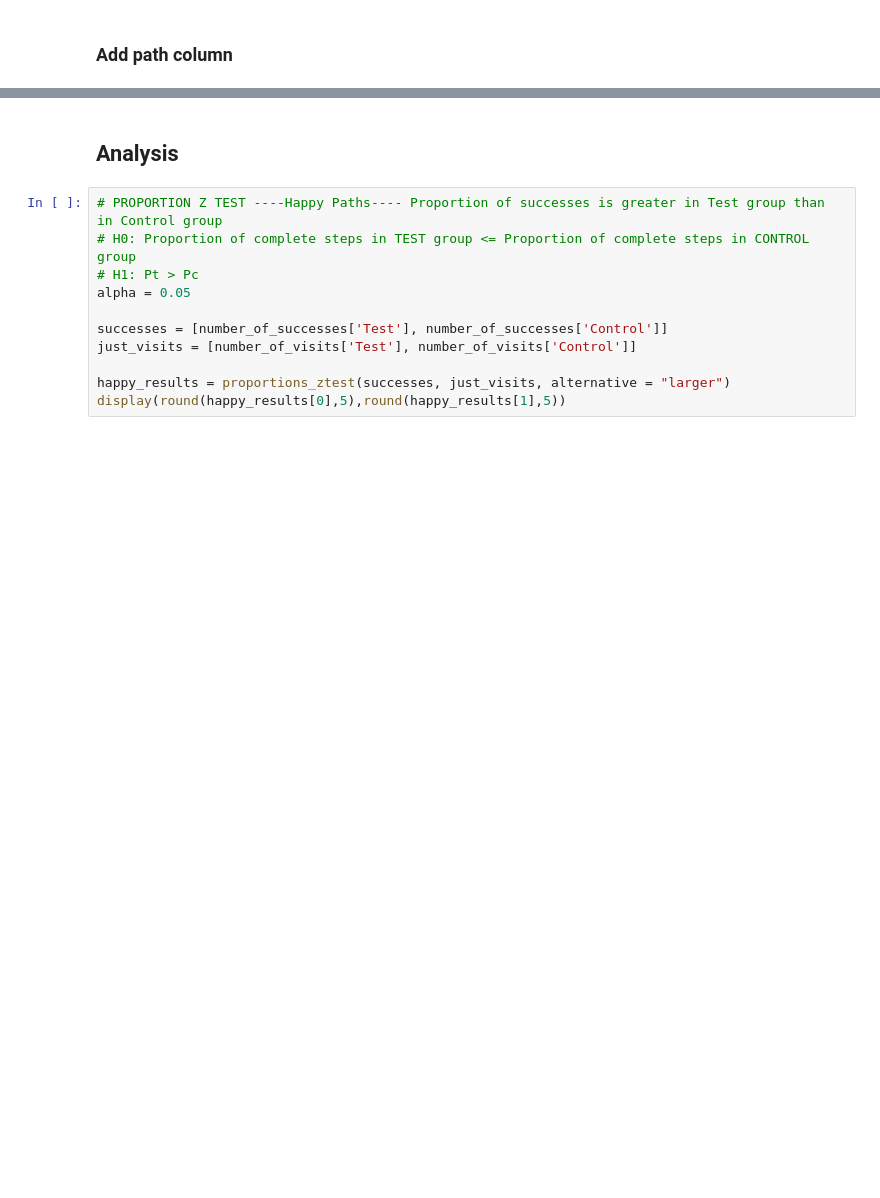
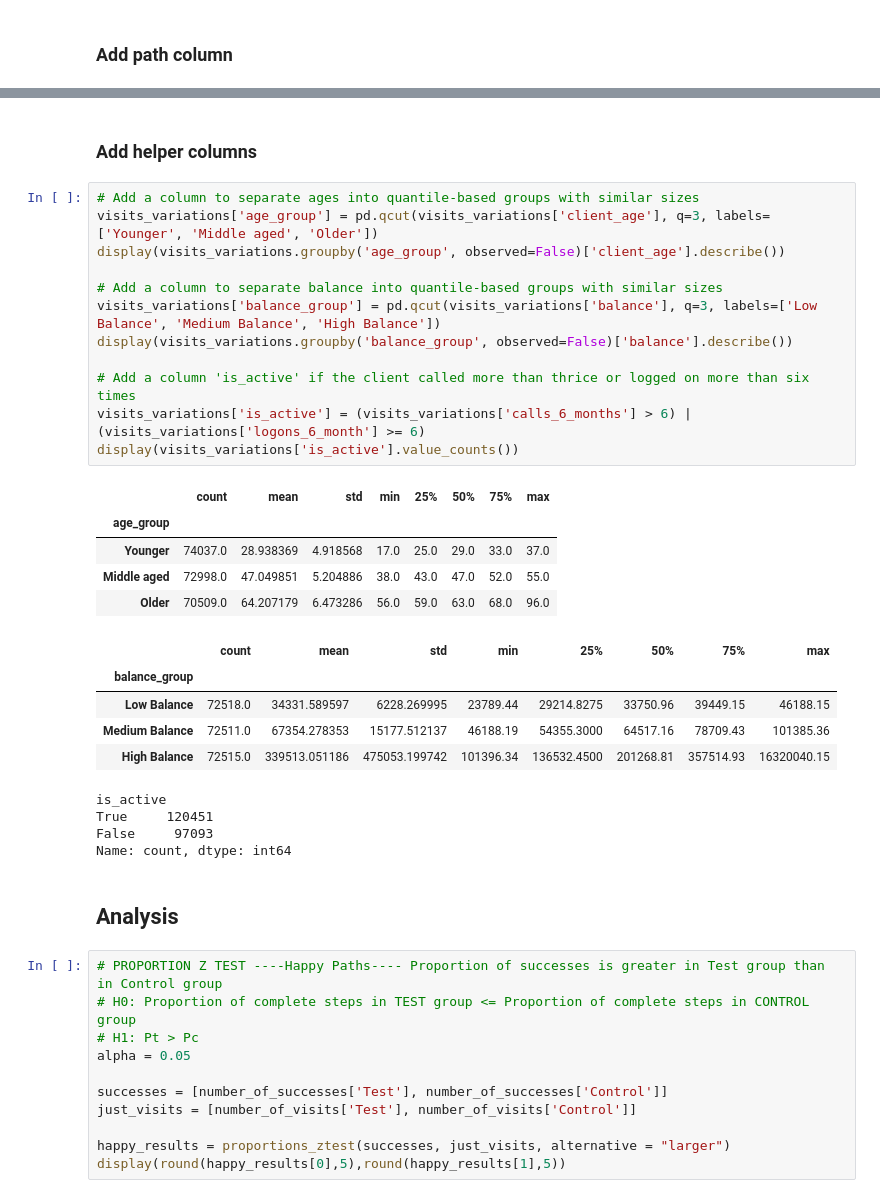
Before and after one commit to Aru-jan/vanguard-ab-test, a Jupyter notebook: main.ipynb, the cells around one changed output, grey strips where cells are left out. Drawn from its saved outputs; the diff is of its cells as text; blank space fills up the shorter version.

```diff
--- a/main.ipynb
+++ b/main.ipynb
@@ -401,3 +1076,32 @@ display(visits_variations.value_counts('path'))
+# %% [markdown]
+### Add helper columns
+# %%
+# Add a column to separate ages into quantile-based groups with similar sizes
+visits_variations['age_group'] = pd.qcut(visits_variations['client_age'], q=3, labels=['Younger', 'Middle aged', 'Older'])
+display(visits_variations.groupby('age_group', observed=False)['client_age'].describe())
+
+# Add a column to separate balance into quantile-based groups with similar sizes
+visits_variations['balance_group'] = pd.qcut(visits_variations['balance'], q=3, labels=['Low Balance', 'Medium Balance', 'High Balance'])
+display(visits_variations.groupby('balance_group', observed=False)['balance'].describe())
+
+# Add a column 'is_active' if the client called more than thrice or logged on more than six times
+visits_variations['is_active'] = (visits_variations['calls_6_months'] > 6) | (visits_variations['logons_6_month'] >= 6)
+display(visits_variations['is_active'].value_counts())
+# %% [output]
+|  | count | mean | std | min | 25% | 50% | 75% | max |
+| age_group |  |  |  |  |  |  |  |  |
+| Younger | 74037.0 | 28.938369 | 4.918568 | 17.0 | 25.0 | 29.0 | 33.0 | 37.0 |
+| Middle aged | 72998.0 | 47.049851 | 5.204886 | 38.0 | 43.0 | 47.0 | 52.0 | 55.0 |
+| Older | 70509.0 | 64.207179 | 6.473286 | 56.0 | 59.0 | 63.0 | 68.0 | 96.0 |
+|  | count | mean | std | min | 25% | 50% | 75% | max |
+| balance_group |  |  |  |  |  |  |  |  |
+| Low Balance | 72518.0 | 34331.589597 | 6228.269995 | 23789.44 | 29214.8275 | 33750.96 | 39449.15 | 46188.15 |
+| Medium Balance | 72511.0 | 67354.278353 | 15177.512137 | 46188.19 | 54355.3000 | 64517.16 | 78709.43 | 101385.36 |
+| High Balance | 72515.0 | 339513.051186 | 475053.199742 | 101396.34 | 136532.4500 | 201268.81 | 357514.93 | 16320040.15 |
+is_active
+True     120451
+False     97093
+Name: count, dtype: int64
 # %% [markdown]
 ## Analysis
 # %%
```
Also changed, not shown: parts of 56 cells of this notebook.
